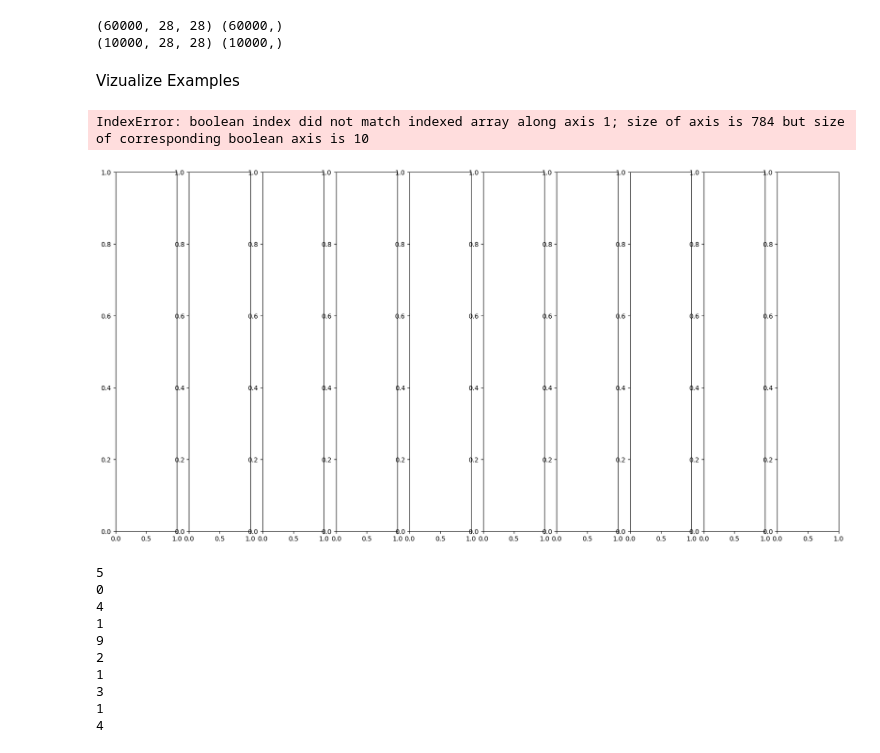
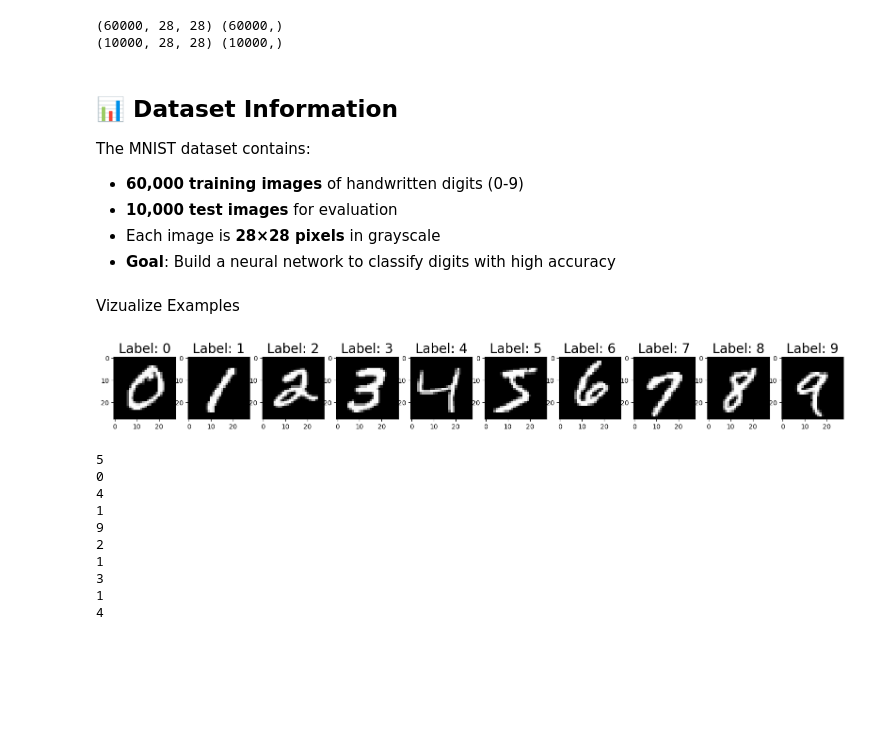
Before and after one commit to compsci-dami/digit-classifier-neural-network, a Jupyter notebook: NN-1.ipynb, the cells around one changed output. Cells and saved outputs as stored; diff of their text form; code cells hidden in the pictures; blank space fills up the shorter version.

Commit message:
Fixed IndexError in digit visualization code

```diff
--- a/NN-1.ipynb
+++ b/NN-1.ipynb
@@ -20,19 +27,29 @@ print(X_test.shape , y_test.shape)
 # %% [output]
 (60000, 28, 28) (60000,)
 (10000, 28, 28) (10000,)
+# %% [markdown]
+## 📊 Dataset Information
+The MNIST dataset contains:
+- **60,000 training images** of handwritten digits (0-9)
+- **10,000 test images** for evaluation
+- Each image is **28×28 pixels** in grayscale
+- **Goal**: Build a neural network to classify digits with high accuracy
 # %% [markdown]
 Vizualize Examples
 # %%
+# Load original data for visualization (before preprocessing)
+from keras.datasets import mnist
+(X_train_orig, y_train_orig), (X_test_orig, y_test_orig) = mnist.load_data()
+
 num_classes = 10
 f, ax = plt.subplots(1,num_classes, figsize=(20,10))
 
 for i in range(num_classes):
-    sample = X_train[y_train == i][0]
+    sample = X_train_orig[y_train_orig == i][0]
     ax[i].imshow(sample, cmap='gray')
     ax[i].set_title('Label: {}'.format(i), fontdict={'fontsize': 20})
 # %% [output]
-IndexError: boolean index did not match indexed array along axis 1; size of axis is 784 but size of corresponding boolean axis is 10
-[figure, old version]
+[figure, new version]
 # %%
 for i in range(10):
     print(y_train[i])
```
Also changed, not shown: parts of 9 cells of this notebook.
